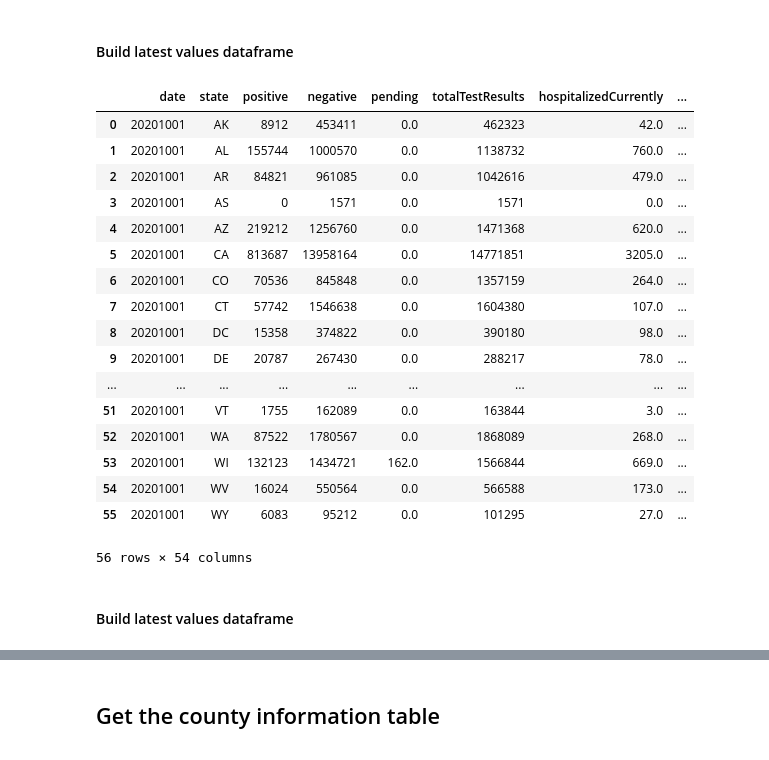
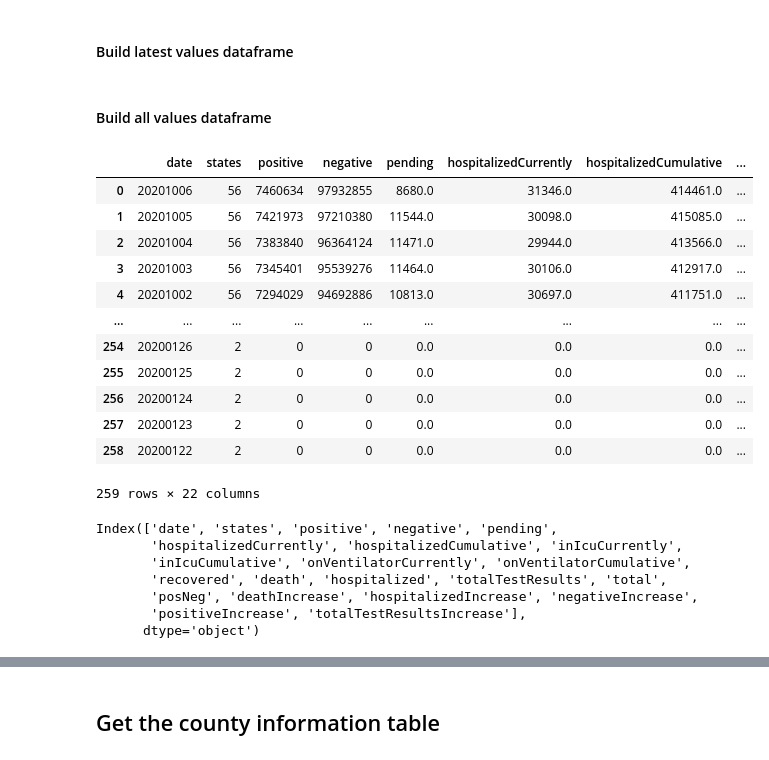
Before and after one commit to colbyhoke/project_2, a Jupyter notebook: scrape.ipynb, the cells around one changed output, grey strips where cells are left out. Saved outputs shown, nothing was run; the diff lists cells and outputs as text; code cells hidden in the pictures.

```diff
--- a/scrape.ipynb
+++ b/scrape.ipynb
@@ -149,27 +140,8 @@ covidtracking_current_df = covidtracking_current_df.fillna(0)
 # %%
 # Display the dataframe
-covidtracking_current_df
+#covidtracking_current_df
-# %% [output]
-|  | date | state | positive | negative | pending | totalTestResults | hospitalizedCurrently | ... |
-| 0 | 20201001 | AK | 8912 | 453411 | 0.0 | 462323 | 42.0 | ... |
-| 1 | 20201001 | AL | 155744 | 1000570 | 0.0 | 1138732 | 760.0 | ... |
-| 2 | 20201001 | AR | 84821 | 961085 | 0.0 | 1042616 | 479.0 | ... |
-| 3 | 20201001 | AS | 0 | 1571 | 0.0 | 1571 | 0.0 | ... |
-| 4 | 20201001 | AZ | 219212 | 1256760 | 0.0 | 1471368 | 620.0 | ... |
-| 5 | 20201001 | CA | 813687 | 13958164 | 0.0 | 14771851 | 3205.0 | ... |
-| 6 | 20201001 | CO | 70536 | 845848 | 0.0 | 1357159 | 264.0 | ... |
-| 7 | 20201001 | CT | 57742 | 1546638 | 0.0 | 1604380 | 107.0 | ... |
-| 8 | 20201001 | DC | 15358 | 374822 | 0.0 | 390180 | 98.0 | ... |
-| 9 | 20201001 | DE | 20787 | 267430 | 0.0 | 288217 | 78.0 | ... |
-| ... | ... | ... | ... | ... | ... | ... | ... | ... |
-| 51 | 20201001 | VT | 1755 | 162089 | 0.0 | 163844 | 3.0 | ... |
-| 52 | 20201001 | WA | 87522 | 1780567 | 0.0 | 1868089 | 268.0 | ... |
-| 53 | 20201001 | WI | 132123 | 1434721 | 162.0 | 1566844 | 669.0 | ... |
-| 54 | 20201001 | WV | 16024 | 550564 | 0.0 | 566588 | 173.0 | ... |
-| 55 | 20201001 | WY | 6083 | 95212 | 0.0 | 101295 | 27.0 | ... |
-56 rows × 54 columns
 # %% [markdown]
-#### Build latest values dataframe
+#### Build all values dataframe
 # %%
 covidtracking_all_url = 'https://api.covidtracking.com/v1/us/daily.json'
 covidtracking_all_response = requests.get(covidtracking_all_url)
@@ -180,6 +152,35 @@ covidtracking_all_df = pd.DataFrame.from_dict(covidtracking_all_json)
 # %%
 # Change the null values (no data) to 0
 covidtracking_all_df = covidtracking_all_df.fillna(0)
+# %%
+# Remove columns we don't need
+covidtracking_all_df.drop(list(covidtracking_all_df)[24], axis=1,inplace=True)
+covidtracking_all_df.drop(list(covidtracking_all_df)[16], axis=1,inplace=True)
+covidtracking_all_df.drop(list(covidtracking_all_df)[12], axis=1,inplace=True)
 # %%
 # Display the dataframe
-#covidtracking_all_df
+covidtracking_all_df
+# %% [output]
+|  | date | states | positive | negative | pending | hospitalizedCurrently | hospitalizedCumulative | ... |
+| 0 | 20201006 | 56 | 7460634 | 97932855 | 8680.0 | 31346.0 | 414461.0 | ... |
+| 1 | 20201005 | 56 | 7421973 | 97210380 | 11544.0 | 30098.0 | 415085.0 | ... |
+| 2 | 20201004 | 56 | 7383840 | 96364124 | 11471.0 | 29944.0 | 413566.0 | ... |
+| 3 | 20201003 | 56 | 7345401 | 95539276 | 11464.0 | 30106.0 | 412917.0 | ... |
+| 4 | 20201002 | 56 | 7294029 | 94692886 | 10813.0 | 30697.0 | 411751.0 | ... |
+| ... | ... | ... | ... | ... | ... | ... | ... | ... |
+| 254 | 20200126 | 2 | 0 | 0 | 0.0 | 0.0 | 0.0 | ... |
+| 255 | 20200125 | 2 | 0 | 0 | 0.0 | 0.0 | 0.0 | ... |
+| 256 | 20200124 | 2 | 0 | 0 | 0.0 | 0.0 | 0.0 | ... |
+| 257 | 20200123 | 2 | 0 | 0 | 0.0 | 0.0 | 0.0 | ... |
+| 258 | 20200122 | 2 | 0 | 0 | 0.0 | 0.0 | 0.0 | ... |
+259 rows × 22 columns
+# %%
+covidtracking_all_df.columns
+# %% [output]
+Index(['date', 'states', 'positive', 'negative', 'pending',
+       'hospitalizedCurrently', 'hospitalizedCumulative', 'inIcuCurrently',
+       'inIcuCumulative', 'onVentilatorCurrently', 'onVentilatorCumulative',
+       'recovered', 'death', 'hospitalized', 'totalTestResults', 'total',
+       'posNeg', 'deathIncrease', 'hospitalizedIncrease', 'negativeIncrease',
+       'positiveIncrease', 'totalTestResultsIncrease'],
+      dtype='object')
```
Also changed, not shown: parts of 25 cells of this notebook, 2 other files.
